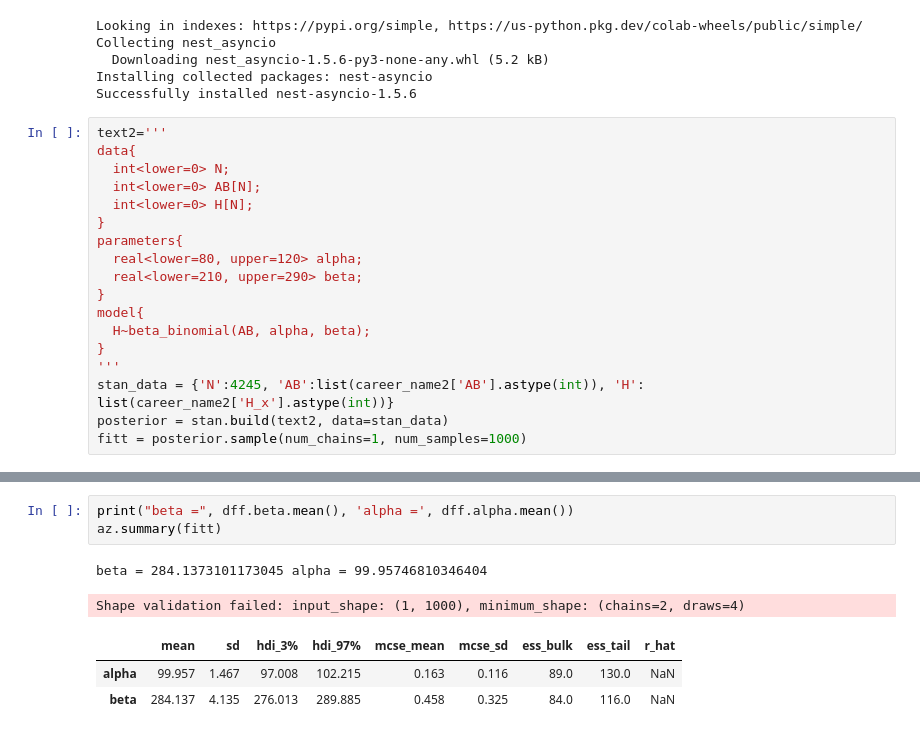
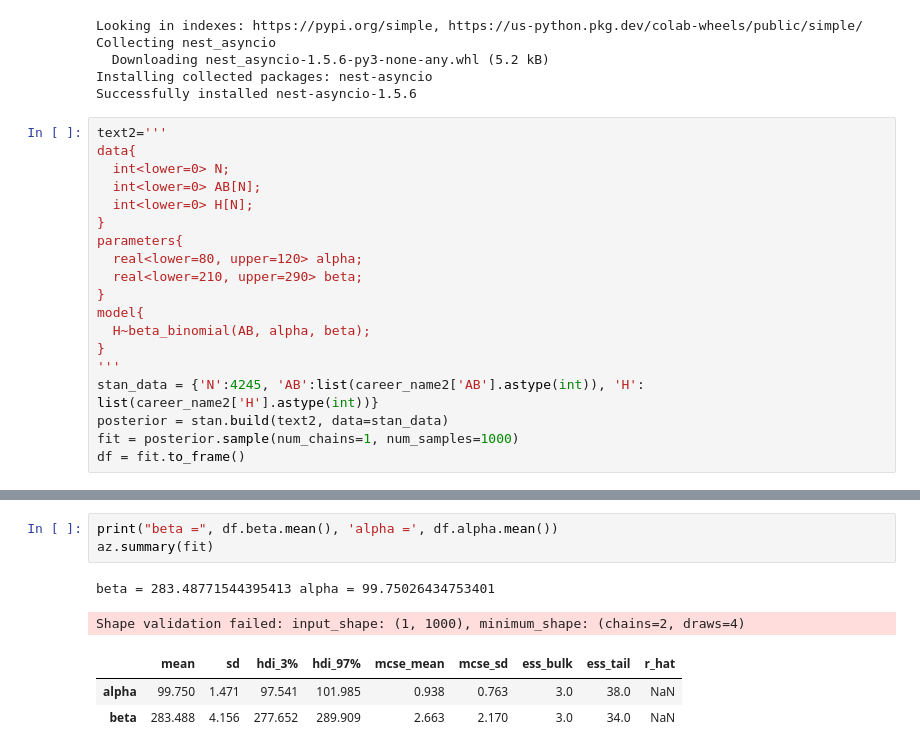
Before and after one commit to WellFan/bayesian_with_baseball, a Jupyter notebook: baseball.ipynb, the cells around one changed output, grey strips where cells are left out. Cells and saved outputs as stored; diff of their text form.

```diff
--- a/baseball.ipynb
+++ b/baseball.ipynb
@@ -517,8 +353,9 @@ model{
   H~beta_binomial(AB, alpha, beta);
 }
 '''
-stan_data = {'N':4245, 'AB':list(career_name2['AB'].astype(int)), 'H': list(career_name2['H_x'].astype(int))}
+stan_data = {'N':4245, 'AB':list(career_name2['AB'].astype(int)), 'H': list(career_name2['H'].astype(int))}
 posterior = stan.build(text2, data=stan_data)
-fitt = posterior.sample(num_chains=1, num_samples=1000)
+fit = posterior.sample(num_chains=1, num_samples=1000)
+df = fit.to_frame()
 # %% [output]
 Building...
@@ -552,9 +379,9 @@ dff = fitt.to_frame()
 # %%
-print("beta =", dff.beta.mean(), 'alpha =', dff.alpha.mean())
-az.summary(fitt)
+print("beta =", df.beta.mean(), 'alpha =', df.alpha.mean())
+az.summary(fit)
 # %% [output]
-beta = 284.1373101173045 alpha = 99.95746810346404
+beta = 283.48771544395413 alpha = 99.75026434753401
 Shape validation failed: input_shape: (1, 1000), minimum_shape: (chains=2, draws=4)
 |  | mean | sd | hdi_3% | hdi_97% | mcse_mean | mcse_sd | ess_bulk | ess_tail | r_hat |
-| alpha | 99.957 | 1.467 | 97.008 | 102.215 | 0.163 | 0.116 | 89.0 | 130.0 | NaN |
-| beta | 284.137 | 4.135 | 276.013 | 289.885 | 0.458 | 0.325 | 84.0 | 116.0 | NaN |
+| alpha | 99.750 | 1.471 | 97.541 | 101.985 | 0.938 | 0.763 | 3.0 | 38.0 | NaN |
+| beta | 283.488 | 4.156 | 277.652 | 289.909 | 2.663 | 2.170 | 3.0 | 34.0 | NaN |
```
Also changed, not shown: parts of 38 cells of this notebook.
